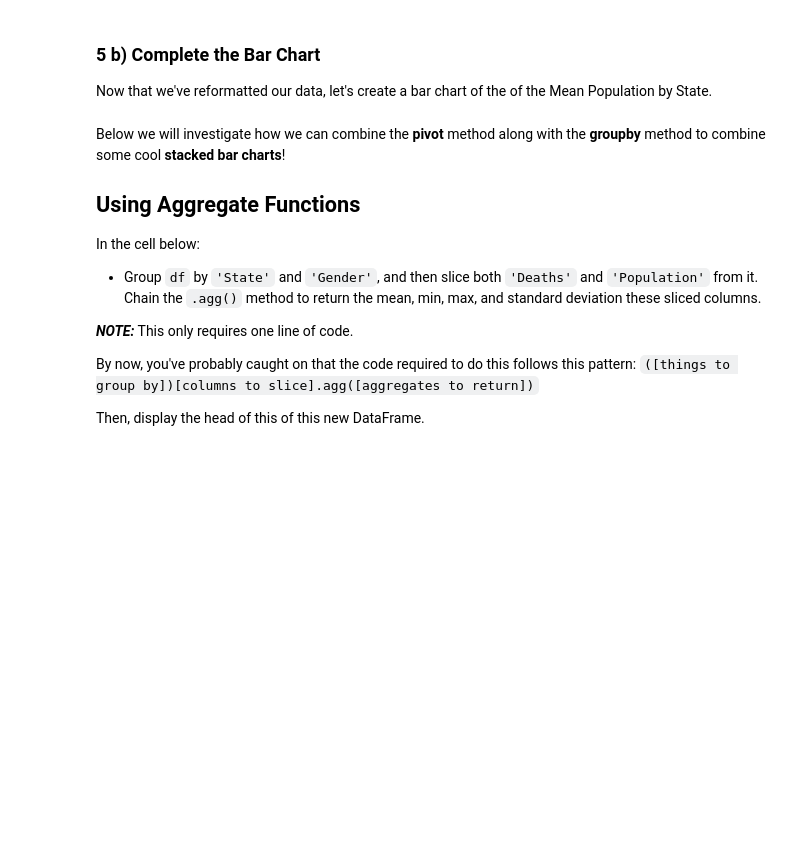
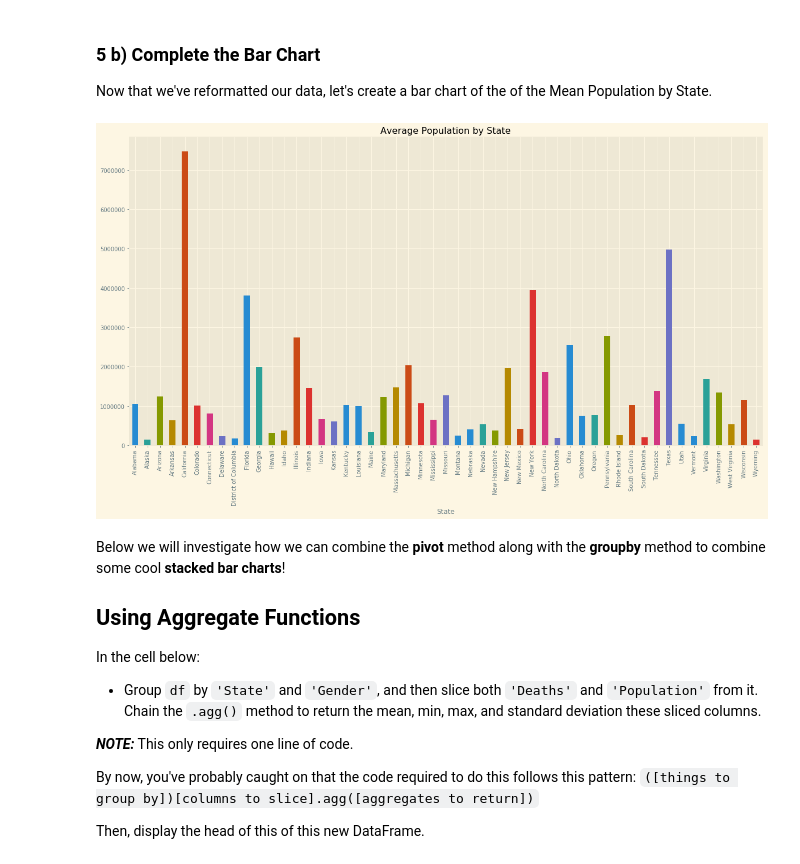
Before and after one commit to eannefawcett/dsc-pivot-tables-pandas-lab-online-ds-pt-081219, a Jupyter notebook: index.ipynb, the cells around one changed output. Saved outputs shown, nothing was run; the diff lists cells and outputs as text; code cells hidden in the pictures; blank space fills up the shorter version.

Commit message:
graph average pop by state

```diff
--- a/index.ipynb
+++ b/index.ipynb
@@ -226,3 +241,10 @@ Now that we've reformatted our data, let's create a bar chart of the of the Mean
+# %%
+#Your code here
+ax = df_state['Population'].mean().plot(kind='bar', figsize=(20,10), title='Average Population by State')
+# ax.set_xlabel = 'State'
+# ax.set_ylabel = 'Population'
+# %% [output]
+[figure, added]
 # %% [markdown]
 Below we will investigate how we can combine the **pivot** method along with the **groupby** method to combine some cool **stacked bar charts**!
 
```
Also changed, not shown: parts of 5 cells of this notebook.
